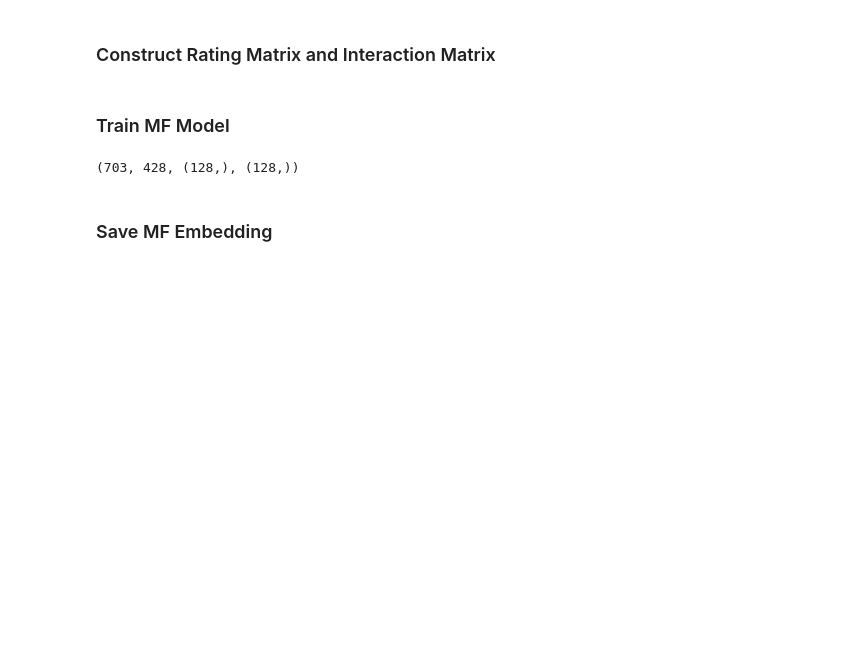
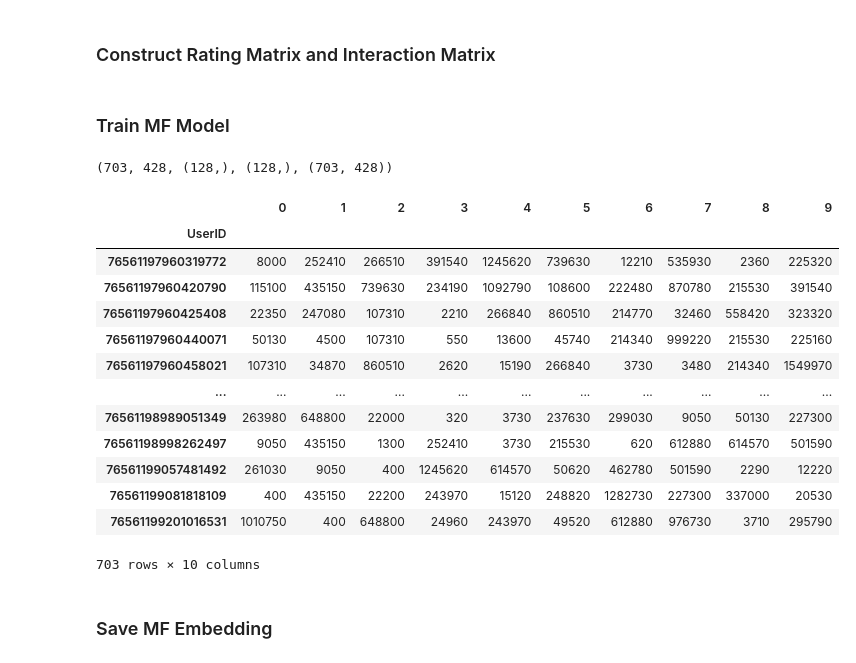
Before and after one commit to Albert40727/CL_HIAM, a Jupyter notebook: preprocess.ipynb, the cells around one changed output. Saved outputs shown, nothing was run; the diff lists cells and outputs as text; code cells hidden in the pictures; blank space fills up the shorter version.

```diff
--- a/preprocess.ipynb
+++ b/preprocess.ipynb
@@ -651,7 +688,11 @@ def matrix_factorization(matrix, trainVector):
     user_id_emb = dict(zip(matrix.index, encoded_user_embeddings))
     app_id_emb = dict(zip(matrix.columns, encoded_app_embeddings))
 
-    return user_id_emb, app_id_emb
+    predicted_rating_matrix = user_embeddings.dot(app_embeddings.T)
+    predicted_rating_matrix = predicted_rating_matrix-trainVector # Mask prediction that is in train set
+    predicted_rating_matrix[predicted_rating_matrix<0]=0
+
+    return user_id_emb, app_id_emb, predicted_rating_matrix
 # %% [markdown]
 ### Construct Rating Matrix and Interaction Matrix
 # %%
@@ -662,10 +701,29 @@ trainVector = torch.tensor(get_trainVector(interaction_matrix, user_set)).to(tor
 # %% [markdown]
 ### Train MF Model
 # %%
-user_id_emb, app_id_emb = matrix_factorization(rating_matrix, trainVector)
-len(user_id_emb), len(app_id_emb), next(iter(user_id_emb.values())).shape, next(iter(app_id_emb.values())).shape
+user_id_emb, app_id_emb, mf_predicted_rating_matrix = matrix_factorization(rating_matrix, interaction_matrix)
+len(user_id_emb), len(app_id_emb), next(iter(user_id_emb.values())).shape, next(iter(app_id_emb.values())).shape, mf_predicted_rating_matrix.shape
 # %% [output]
-(703, 428, (128,), (128,))
+(703, 428, (128,), (128,), (703, 428))
+# %%
+top_k_list = [10, 5]
+mf_top_k_df = mf_predicted_rating_matrix.apply(lambda s, n: pd.Series(s.nlargest(n).index), axis=1, n=max(top_k_list))
+mf_top_k_df
+# %% [output]
+|  | 0 | 1 | 2 | 3 | 4 | 5 | 6 | 7 | 8 | 9 |
+| UserID |  |  |  |  |  |  |  |  |  |  |
+| 76561197960319772 | 8000 | 252410 | 266510 | 391540 | 1245620 | 739630 | 12210 | 535930 | 2360 | 225320 |
+| 76561197960420790 | 115100 | 435150 | 739630 | 234190 | 1092790 | 108600 | 222480 | 870780 | 215530 | 391540 |
+| 76561197960425408 | 22350 | 247080 | 107310 | 2210 | 266840 | 860510 | 214770 | 32460 | 558420 | 323320 |
+| 76561197960440071 | 50130 | 4500 | 107310 | 550 | 13600 | 45740 | 214340 | 999220 | 215530 | 225160 |
+| 76561197960458021 | 107310 | 34870 | 860510 | 2620 | 15190 | 266840 | 3730 | 3480 | 214340 | 1549970 |
+| ... | ... | ... | ... | ... | ... | ... | ... | ... | ... | ... |
+| 76561198989051349 | 263980 | 648800 | 22000 | 320 | 3730 | 237630 | 299030 | 9050 | 50130 | 227300 |
+| 76561198998262497 | 9050 | 435150 | 1300 | 252410 | 3730 | 215530 | 620 | 612880 | 614570 | 501590 |
+| 76561199057481492 | 261030 | 9050 | 400 | 1245620 | 614570 | 50620 | 462780 | 501590 | 2290 | 12220 |
+| 76561199081818109 | 400 | 435150 | 22200 | 243970 | 15120 | 248820 | 1282730 | 227300 | 337000 | 20530 |
+| 76561199201016531 | 1010750 | 400 | 648800 | 24960 | 243970 | 49520 | 612880 | 976730 | 3710 | 295790 |
+703 rows × 10 columns
 # %% [markdown]
 ### Save MF Embedding
 # %%
```
Also changed, not shown: parts of 17 cells of this notebook, 10 other files.
